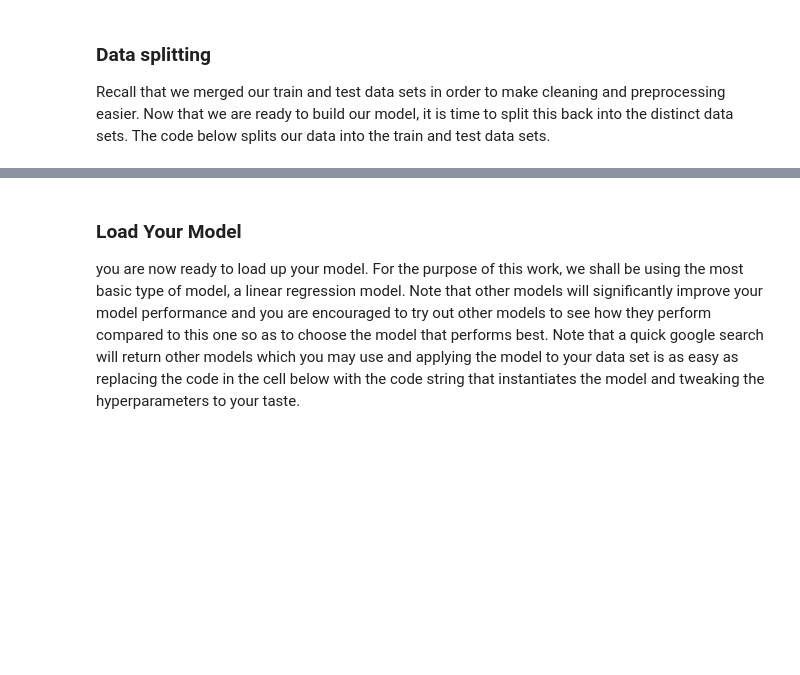
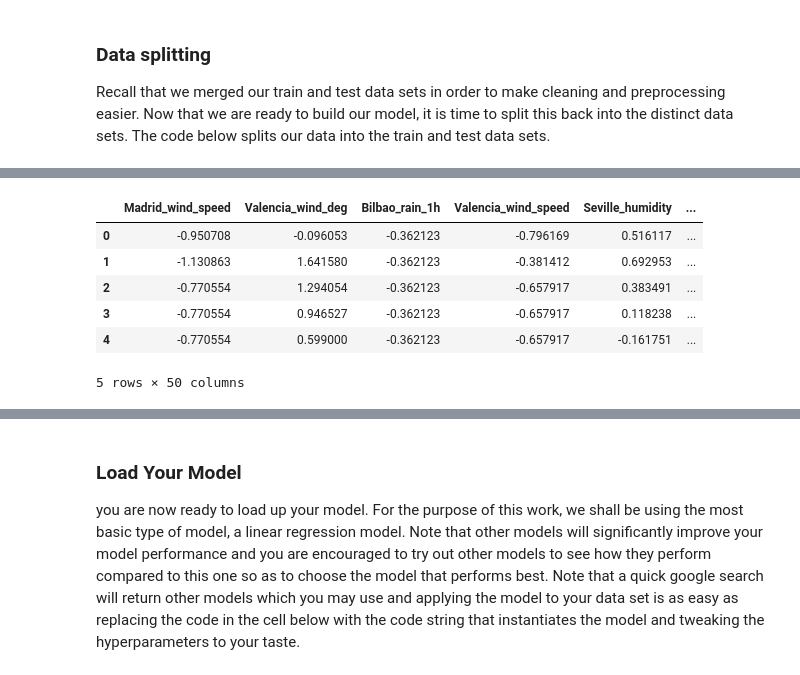
Before and after one commit to okonp07/Team21_Predict, a Jupyter notebook: starter-notebook.ipynb, the cells around one changed output, grey strips where cells are left out. Drawn from its saved outputs; the diff is of its cells as text; code cells hidden in the pictures; blank space fills up the shorter version.

```diff
--- a/starter-notebook.ipynb
+++ b/starter-notebook.ipynb
@@ -365,0 +858,12 @@ y.head()
+# %%
+# convert the scaled predictor values into a dataframe
+x_lasso = pd.DataFrame(x_scaled,columns=x.columns)
+x_lasso.head()
+# %% [output]
+|  | Madrid_wind_speed | Valencia_wind_deg | Bilbao_rain_1h | Valencia_wind_speed | Seville_humidity | ... |
+| 0 | -0.950708 | -0.096053 | -0.362123 | -0.796169 | 0.516117 | ... |
+| 1 | -1.130863 | 1.641580 | -0.362123 | -0.381412 | 0.692953 | ... |
+| 2 | -0.770554 | 1.294054 | -0.362123 | -0.657917 | 0.383491 | ... |
+| 3 | -0.770554 | 0.946527 | -0.362123 | -0.657917 | 0.118238 | ... |
+| 4 | -0.770554 | 0.599000 | -0.362123 | -0.657917 | -0.161751 | ... |
+5 rows × 50 columns
```
Also changed, not shown: parts of 62 cells of this notebook.
